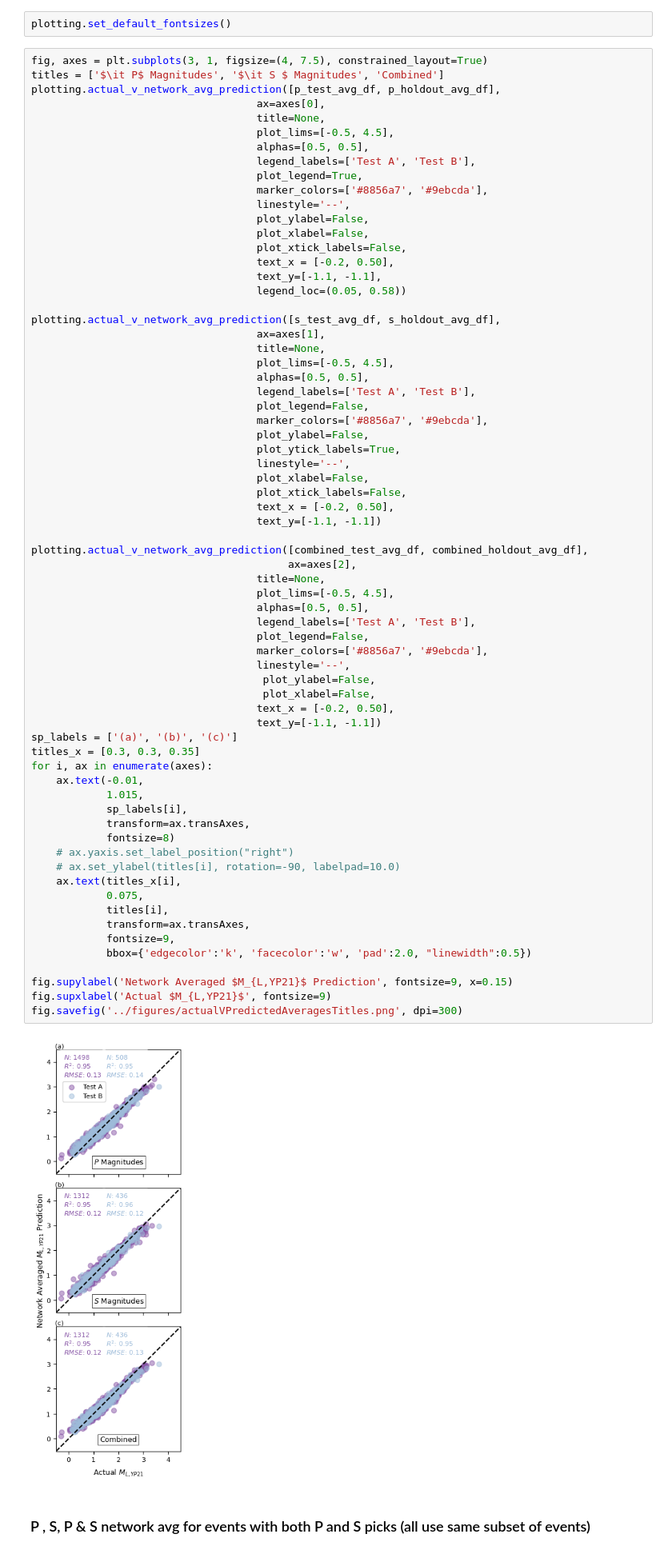
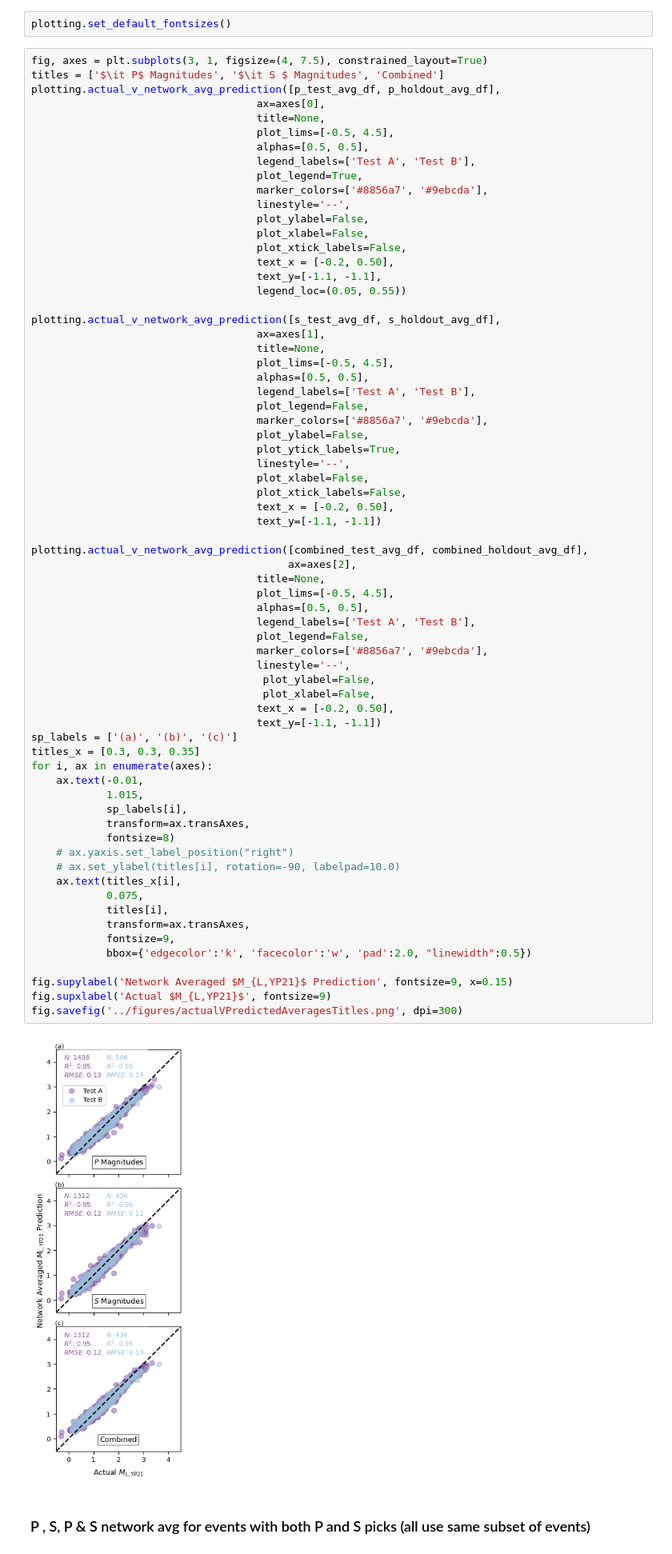
Before and after one commit to armstrong06/featmag, a Jupyter notebook: notebooks_results/combinePandSPredictions.ipynb, the cells around one changed output. Shown: that part at 80% size. Drawn from its saved outputs; the diff is of its cells as text.

Commit message:
shift legend

```diff
--- a/notebooks_results/combinePandSPredictions.ipynb
+++ b/notebooks_results/combinePandSPredictions.ipynb
@@ -260,7 +260,7 @@ plotting.actual_v_network_avg_prediction([p_test_avg_df, p_holdout_avg_df],
                                     plot_xtick_labels=False,
                                     text_x = [-0.2, 0.50],
                                     text_y=[-1.1, -1.1],
-                                    legend_loc=(0.05, 0.58))
+                                    legend_loc=(0.05, 0.55))
 
 plotting.actual_v_network_avg_prediction([s_test_avg_df, s_holdout_avg_df],
                                     ax=axes[1],
@@ -285,34 +285,34 @@ plotting.actual_v_network_avg_prediction([combined_test_avg_df, combined_holdout
                                     alphas=[0.5, 0.5],
                                     legend_labels=['Test A', 'Test B'],
                                     plot_legend=False,
                                     marker_colors=['#8856a7', '#9ebcda'],
                                     linestyle='--',
                                      plot_ylabel=False,
                                      plot_xlabel=False,
                                     text_x = [-0.2, 0.50],
                                     text_y=[-1.1, -1.1])
 sp_labels = ['(a)', '(b)', '(c)']
 titles_x = [0.3, 0.3, 0.35]
 for i, ax in enumerate(axes):
     ax.text(-0.01,
             1.015,
             sp_labels[i],
             transform=ax.transAxes,
             fontsize=8)
     # ax.yaxis.set_label_position("right")
     # ax.set_ylabel(titles[i], rotation=-90, labelpad=10.0)
     ax.text(titles_x[i],
             0.075,
             titles[i],
             transform=ax.transAxes,
             fontsize=9,
             bbox={'edgecolor':'k', 'facecolor':'w', 'pad':2.0, "linewidth":0.5})
 
 fig.supylabel('Network Averaged $M_{L,YP21}$ Prediction', fontsize=9, x=0.15)
 fig.supxlabel('Actual $M_{L,YP21}$', fontsize=9)
 fig.savefig('../figures/actualVPredictedAveragesTitles.png', dpi=300)
 # %% [output]
-[figure, old version]
+[figure, new version]
 # %% [markdown]
 ### P , S, P & S network avg for events with both P and S picks (all use same subset of events)
 # %%
```
Also changed, not shown: 1 other file.
